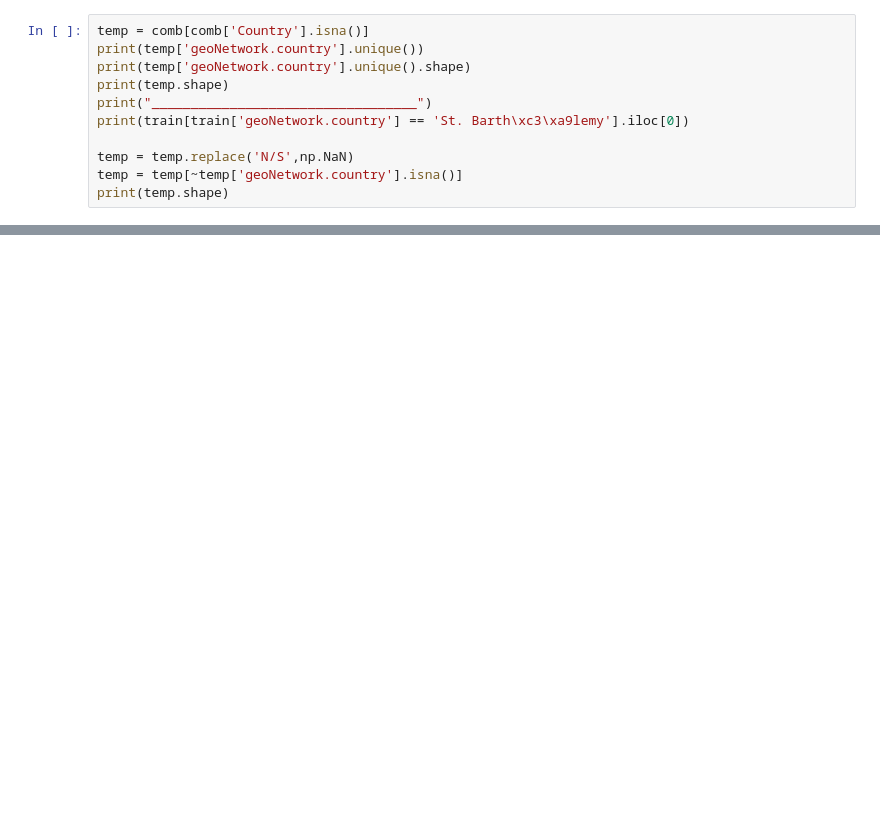
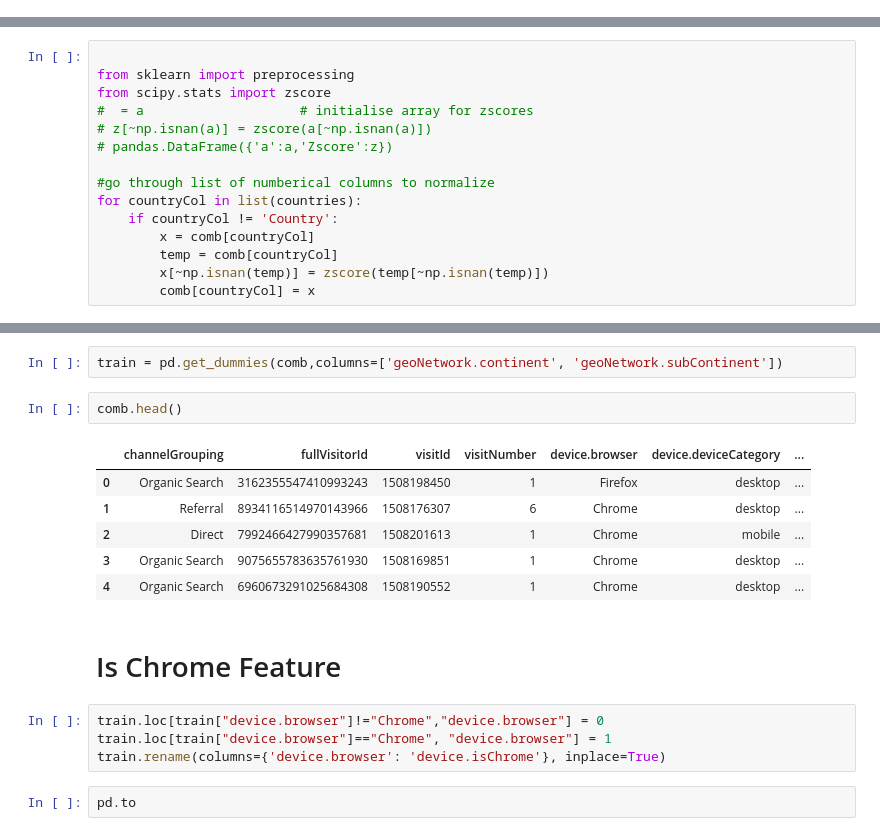
Before and after one commit to aparamshetti/StatsProject, a Jupyter notebook: code/FeatureGeneration.ipynb, the cells around one changed output, grey strips where cells are left out. Drawn from its saved outputs; the diff is of its cells as text; blank space fills up the shorter version.

```diff
--- a/code/FeatureGeneration.ipynb
+++ b/code/FeatureGeneration.ipynb
@@ -104,11 +56,0 @@ Afghanistan
-# %%
-temp = comb[comb['Country'].isna()]
-print(temp['geoNetwork.country'].unique())
-print(temp['geoNetwork.country'].unique().shape)
-print(temp.shape)
-print("__________________________________")
-print(train[train['geoNetwork.country'] == 'St. Barth\xc3\xa9lemy'].iloc[0])
-
-temp = temp.replace('N/S',np.NaN)
-temp = temp[~temp['geoNetwork.country'].isna()]
-print(temp.shape)
@@ -166,0 +160,15 @@ Name: 3727, dtype: object
+# %%
+
+from sklearn import preprocessing
+from scipy.stats import zscore
+#  = a                    # initialise array for zscores
+# z[~np.isnan(a)] = zscore(a[~np.isnan(a)])
+# pandas.DataFrame({'a':a,'Zscore':z})
+
+#go through list of numberical columns to normalize
+for countryCol in list(countries):
+    if countryCol != 'Country':
+        x = comb[countryCol]
+        temp = comb[countryCol]
+        x[~np.isnan(temp)] = zscore(temp[~np.isnan(temp)])
+        comb[countryCol] = x
@@ -166,0 +191,19 @@ Name: 3727, dtype: object
+# %%
+train = pd.get_dummies(comb,columns=['geoNetwork.continent', 'geoNetwork.subContinent'])
+# %%
+comb.head()
+# %% [output]
+|  | channelGrouping | fullVisitorId | visitId | visitNumber | device.browser | device.deviceCategory | ... |
+| 0 | Organic Search | 3162355547410993243 | 1508198450 | 1 | Firefox | desktop | ... |
+| 1 | Referral | 8934116514970143966 | 1508176307 | 6 | Chrome | desktop | ... |
+| 2 | Direct | 7992466427990357681 | 1508201613 | 1 | Chrome | mobile | ... |
+| 3 | Organic Search | 9075655783635761930 | 1508169851 | 1 | Chrome | desktop | ... |
+| 4 | Organic Search | 6960673291025684308 | 1508190552 | 1 | Chrome | desktop | ... |
+# %% [markdown]
+# Is Chrome Feature
+# %%
+train.loc[train["device.browser"]!="Chrome","device.browser"] = 0
+train.loc[train["device.browser"]=="Chrome", "device.browser"] = 1
+train.rename(columns={'device.browser': 'device.isChrome'}, inplace=True)
+# %%
+pd.to
```
Also changed, not shown: parts of 23 cells of this notebook.
